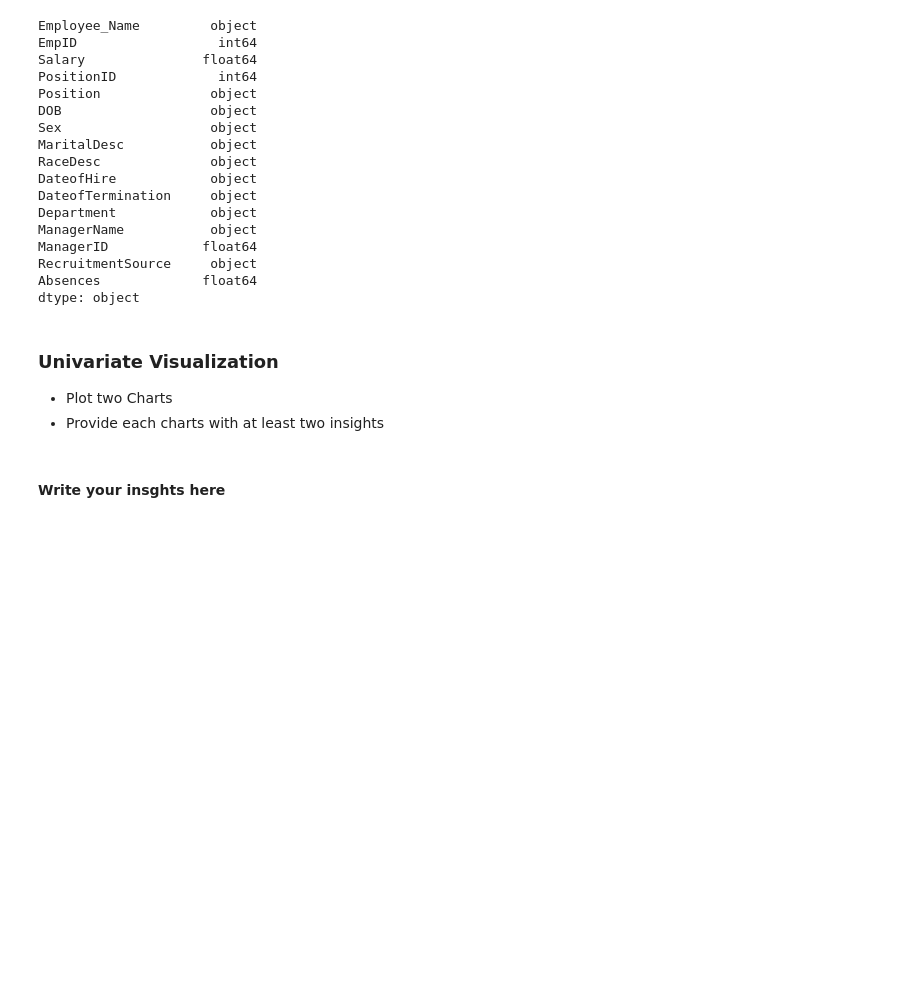
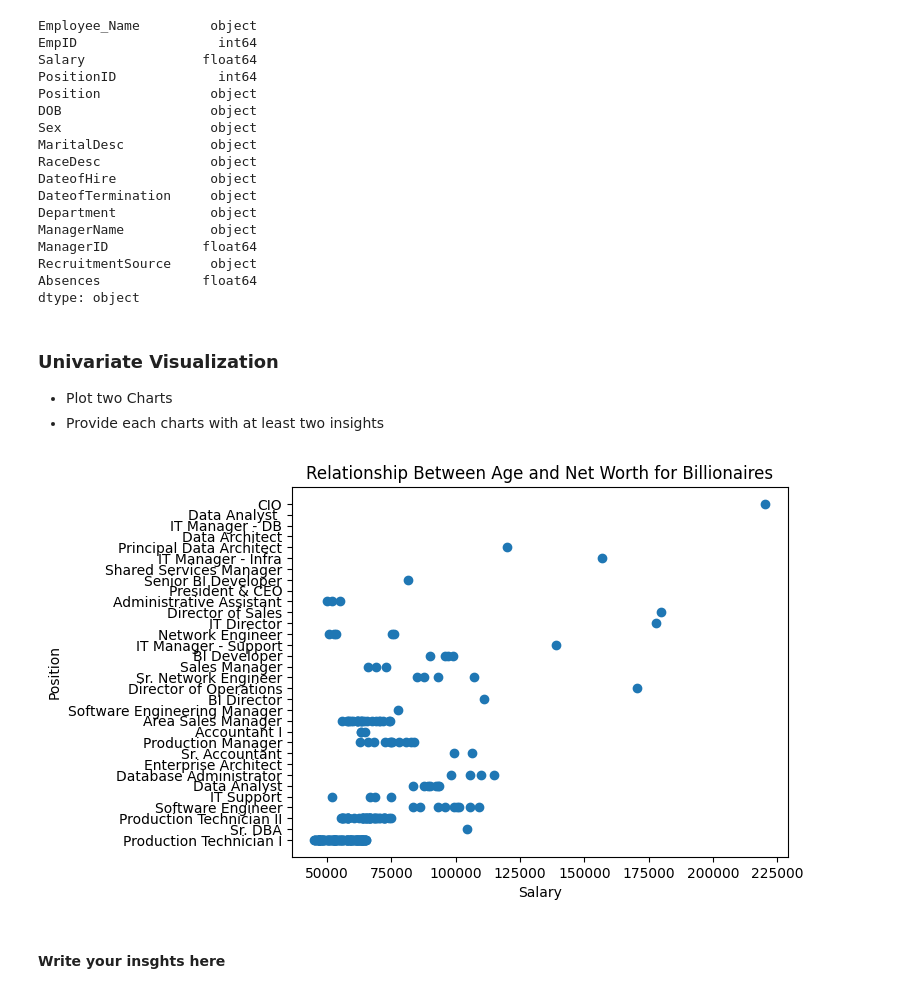
Before and after one commit to zidani2030/EDA-Lab1, a Jupyter notebook: EDA_Assignment.ipynb, the cells around one changed output. Drawn from its saved outputs; the diff is of its cells as text; code cells hidden in the pictures; blank space fills up the shorter version.

```diff
--- a/EDA_Assignment.ipynb
+++ b/EDA_Assignment.ipynb
@@ -106,6 +107,14 @@ dtype: object
 ### Univariate Visualization
 * Plot two Charts
 * Provide each charts with at least two insights
+# %%
+plt.scatter(df['Salary'], df['Position'])
+plt.xlabel('Salary')
+plt.ylabel('Position')
+plt.title('Relationship Between Age and Net Worth for Billionaires')
+plt.show()
+# %% [output]
+[figure, added]
 # %% [markdown]
 #### Write your insghts here
 # %% [markdown]
```
Also changed, not shown: parts of 8 cells of this notebook.
